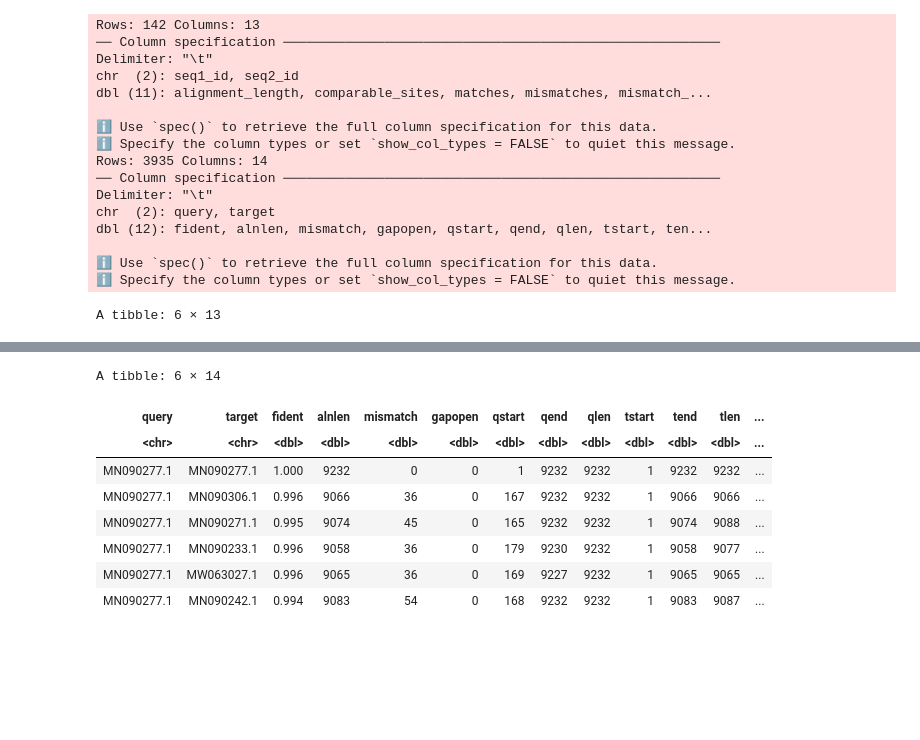
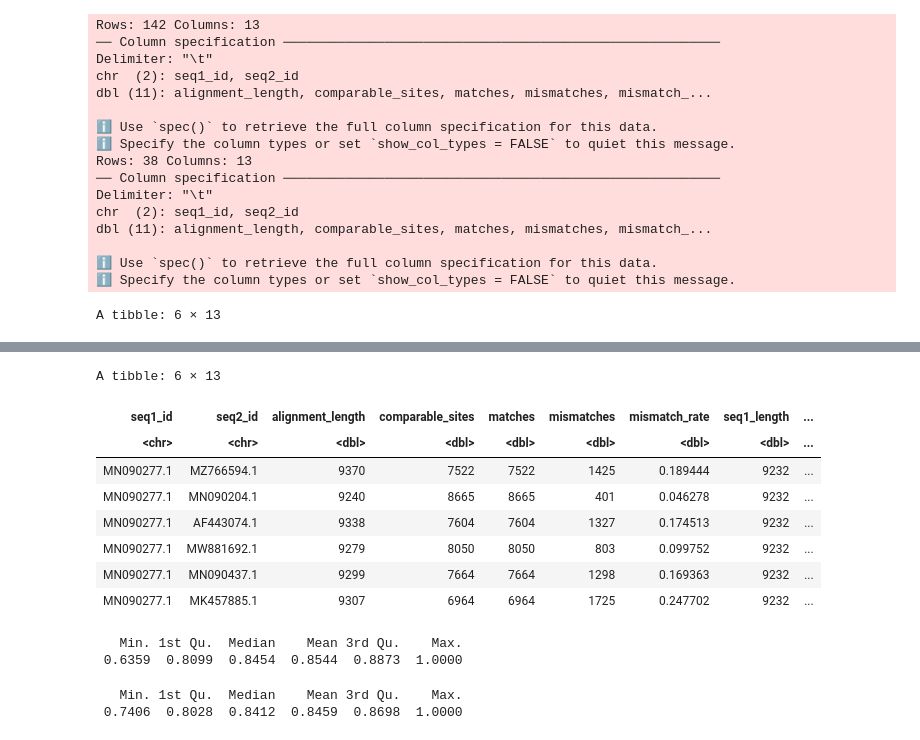
Before and after one commit to Joon-Klaps/nf-core-viralmetagenome-manuscript, a Jupyter notebook: analysis/benchmarking/S1_mixture_resolving/04_sample_seperation.ipynb, the cells around one changed output, grey strips where cells are left out. Saved outputs shown, nothing was run; the diff lists cells and outputs as text; code cells hidden in the pictures; blank space fills up the shorter version.

```diff
--- a/analysis/benchmarking/S1_mixture_resolving/04_sample_seperation.ipynb
+++ b/analysis/benchmarking/S1_mixture_resolving/04_sample_seperation.ipynb
@@ -37,7 +24,6 @@ attached base packages:
 # %%
 galn <- read_tsv("./data-preparation/global-alignment/global_alignment_stats.tsv")
-colnames_mmseqs <- c("query,target,fident,alnlen,mismatch,gapopen,qstart,qend,qlen,tstart,tend,tlen,evalue,bits")
-mmseqs <- read_tsv("./data-preparation/mmseqs-results/MN090277.1_mmseqs.out.m8", col_names = str_split(colnames_mmseqs,",")[[1]])
+refvref <- read_tsv("./data-preparation/global-alignment/refvref_global_alignment_stats.tsv")
 # %% [output]
 Rows: 142 Columns: 13
 ── Column specification ────────────────────────────────────────────────────────
@@ -47,17 +33,17 @@ dbl (11): alignment_length, comparable_sites, matches, mismatches, mismatch_...
 
 ℹ Use `spec()` to retrieve the full column specification for this data.
 ℹ Specify the column types or set `show_col_types = FALSE` to quiet this message.
-Rows: 3935 Columns: 14
+Rows: 38 Columns: 13
 ── Column specification ────────────────────────────────────────────────────────
 Delimiter: "\t"
-chr  (2): query, target
-dbl (12): fident, alnlen, mismatch, gapopen, qstart, qend, qlen, tstart, ten...
+chr  (2): seq1_id, seq2_id
+dbl (11): alignment_length, comparable_sites, matches, mismatches, mismatch_...
 
 ℹ Use `spec()` to retrieve the full column specification for this data.
 ℹ Specify the column types or set `show_col_types = FALSE` to quiet this message.
 # %%
 head(galn)
-head(mmseqs)
+head(refvref)
 # %% [output]
 A tibble: 6 × 13
 | seq1_id | seq2_id | alignment_length | comparable_sites | matches | mismatches | mismatch_rate | seq1_length | ... |
@@ -71,12 +57,12 @@ A tibble: 6 × 13
-A tibble: 6 × 14
+A tibble: 6 × 13
-| query | target | fident | alnlen | mismatch | gapopen | qstart | qend | qlen | tstart | tend | tlen | ... |
-| <chr> | <chr> | <dbl> | <dbl> | <dbl> | <dbl> | <dbl> | <dbl> | <dbl> | <dbl> | <dbl> | <dbl> | ... |
-| MN090277.1 | MN090277.1 | 1.000 | 9232 | 0 | 0 | 1 | 9232 | 9232 | 1 | 9232 | 9232 | ... |
-| MN090277.1 | MN090306.1 | 0.996 | 9066 | 36 | 0 | 167 | 9232 | 9232 | 1 | 9066 | 9066 | ... |
-| MN090277.1 | MN090271.1 | 0.995 | 9074 | 45 | 0 | 165 | 9232 | 9232 | 1 | 9074 | 9088 | ... |
-| MN090277.1 | MN090233.1 | 0.996 | 9058 | 36 | 0 | 179 | 9230 | 9232 | 1 | 9058 | 9077 | ... |
-| MN090277.1 | MW063027.1 | 0.996 | 9065 | 36 | 0 | 169 | 9227 | 9232 | 1 | 9065 | 9065 | ... |
-| MN090277.1 | MN090242.1 | 0.994 | 9083 | 54 | 0 | 168 | 9232 | 9232 | 1 | 9083 | 9087 | ... |
+| seq1_id | seq2_id | alignment_length | comparable_sites | matches | mismatches | mismatch_rate | seq1_length | ... |
+| <chr> | <chr> | <dbl> | <dbl> | <dbl> | <dbl> | <dbl> | <dbl> | ... |
+| MN090277.1 | MZ766594.1 | 9370 | 7522 | 7522 | 1425 | 0.189444 | 9232 | ... |
+| MN090277.1 | MN090204.1 | 9240 | 8665 | 8665 | 401 | 0.046278 | 9232 | ... |
+| MN090277.1 | AF443074.1 | 9338 | 7604 | 7604 | 1327 | 0.174513 | 9232 | ... |
+| MN090277.1 | MW881692.1 | 9279 | 8050 | 8050 | 803 | 0.099752 | 9232 | ... |
+| MN090277.1 | MN090437.1 | 9299 | 7664 | 7664 | 1298 | 0.169363 | 9232 | ... |
+| MN090277.1 | MK457885.1 | 9307 | 6964 | 6964 | 1725 | 0.247702 | 9232 | ... |
 # %%
 best_match <- galn%>%group_by(seq1_id)%>%
   arrange(desc(matches))%>%
@@ -90,6 +71,21 @@ mmseqs_ordered <- mmseqs %>%
+# %%
+refvref_orderd <- refvref %>%
+    mutate(target = seq2_id, fident = matches/alignment_length, semi_fident = comparable_sites/alignment_length)%>%
+    arrange(desc(fident), desc(semi_fident))%>%
+    select(target, fident, semi_fident)
+# %% [output]
+   Min. 1st Qu.  Median    Mean 3rd Qu.    Max.
+ 0.6359  0.8099  0.8454  0.8544  0.8873  1.0000
 # %%
 selection <- galn%>%
     mutate(target=sub("^([^.]+\\.[^.]+).*", "\\1", seq1_id))%>%
     merge(best_match, by="seq1_id")%>%
-    merge(., mmseqs_ordered, by="target", all.x=TRUE)%>%
-    filter(seq2_id == "MN090277.1")
+    merge(., refvref_orderd, by="target", all.x=TRUE)%>%
+    filter(seq2_id == "MN090277.1")%>%
+    filter(comparable_sites/alignment_length >= 0.7) # Alignment needs to be somewhat comparable
+
+
+summary(selection$semi_fident)
+# %% [output]
+   Min. 1st Qu.  Median    Mean 3rd Qu.    Max.
+ 0.7406  0.8028  0.8412  0.8459  0.8698  1.0000
```
Also changed, not shown: parts of 7 cells of this notebook, 4 other files.
